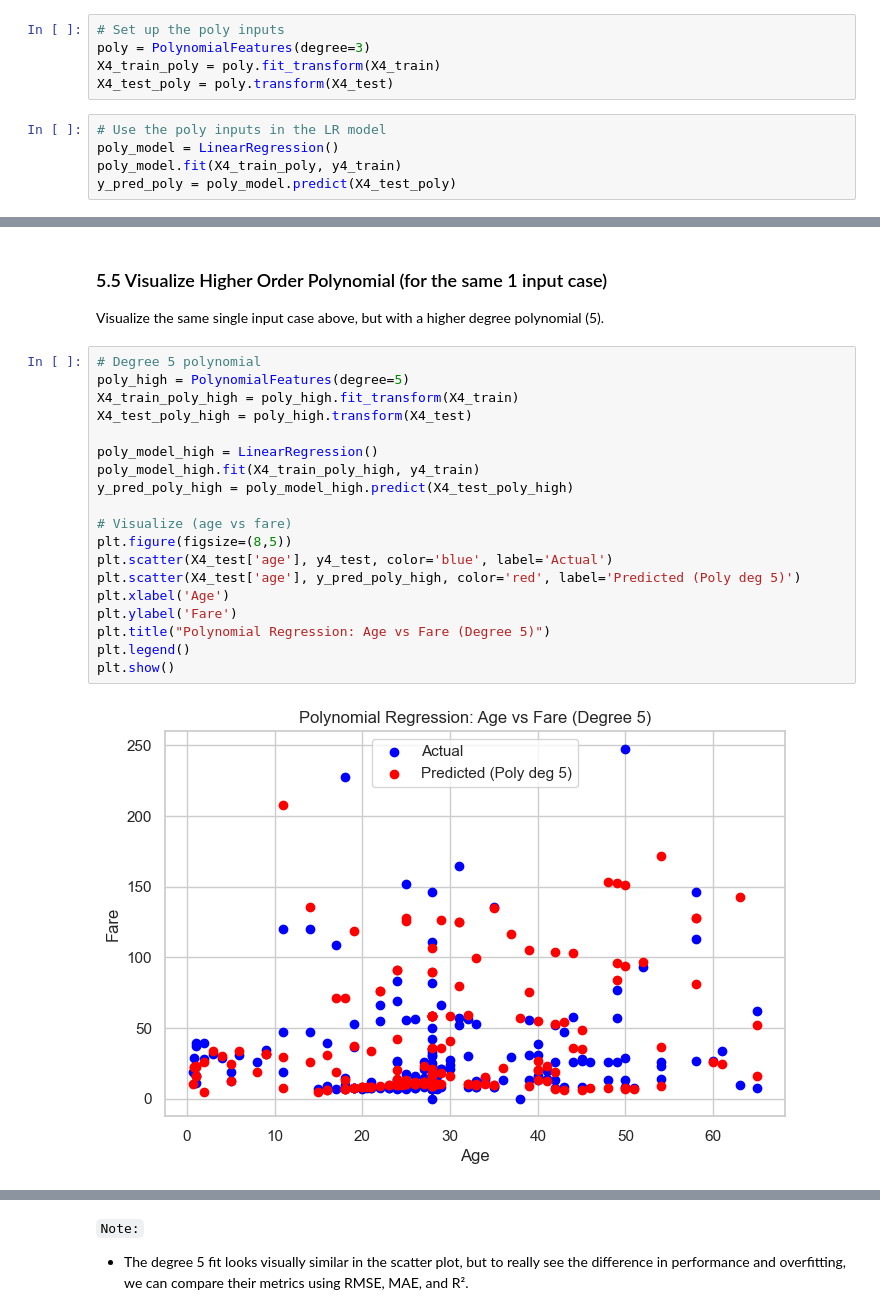
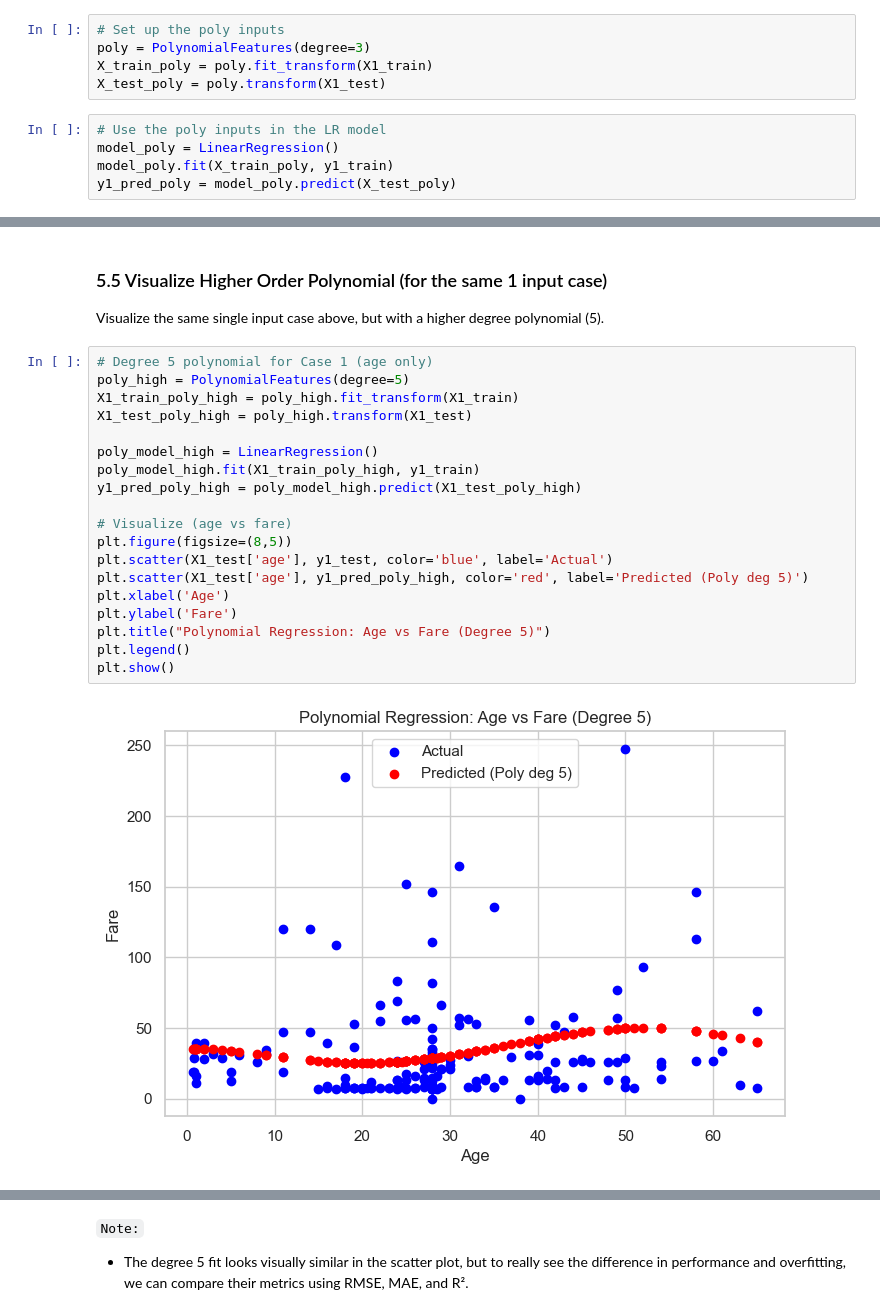
Before and after one commit to abeaderstadt/applied-ml-beaderstadt, a Jupyter notebook: notebooks/project04/ml04_beaderstadt.ipynb, the cells around one changed output, grey strips where cells are left out. Drawn from its saved outputs; the diff is of its cells as text.

```diff
--- a/notebooks/project04/ml04_beaderstadt.ipynb
+++ b/notebooks/project04/ml04_beaderstadt.ipynb
@@ -362,13 +362,13 @@ Linear regression is a simple two dimensional relationship - a simple straight l
 # %%
 # Set up the poly inputs
 poly = PolynomialFeatures(degree=3)
-X4_train_poly = poly.fit_transform(X4_train)
-X4_test_poly = poly.transform(X4_test)
+X_train_poly = poly.fit_transform(X1_train)
+X_test_poly = poly.transform(X1_test)
 # %%
 # Use the poly inputs in the LR model
-poly_model = LinearRegression()
-poly_model.fit(X4_train_poly, y4_train)
-y_pred_poly = poly_model.predict(X4_test_poly)
+model_poly = LinearRegression()
+model_poly.fit(X_train_poly, y1_train)
+y1_pred_poly = model_poly.predict(X_test_poly)
 # %% [markdown]
 ### 5.4 Visualize Polynomial Cubic Fit (for 1 input feature - Age)
 # %%
@@ -426,23 +426,23 @@ Polynomial Regression (deg 3) | R²: 0.506 | RMSE: 26.72 | MAE: 15.05
 ### 5.5 Visualize Higher Order Polynomial (for the same 1 input case)
 Visualize the same single input case above, but with a higher degree polynomial (5).
 # %%
-# Degree 5 polynomial
+# Degree 5 polynomial for Case 1 (age only)
 poly_high = PolynomialFeatures(degree=5)
-X4_train_poly_high = poly_high.fit_transform(X4_train)
-X4_test_poly_high = poly_high.transform(X4_test)
+X1_train_poly_high = poly_high.fit_transform(X1_train)
+X1_test_poly_high = poly_high.transform(X1_test)
 
 poly_model_high = LinearRegression()
-poly_model_high.fit(X4_train_poly_high, y4_train)
-y_pred_poly_high = poly_model_high.predict(X4_test_poly_high)
+poly_model_high.fit(X1_train_poly_high, y1_train)
+y1_pred_poly_high = poly_model_high.predict(X1_test_poly_high)
 
 # Visualize (age vs fare)
 plt.figure(figsize=(8,5))
-plt.scatter(X4_test['age'], y4_test, color='blue', label='Actual')
-plt.scatter(X4_test['age'], y_pred_poly_high, color='red', label='Predicted (Poly deg 5)')
+plt.scatter(X1_test['age'], y1_test, color='blue', label='Actual')
+plt.scatter(X1_test['age'], y1_pred_poly_high, color='red', label='Predicted (Poly deg 5)')
 plt.xlabel('Age')
 plt.ylabel('Fare')
 plt.title("Polynomial Regression: Age vs Fare (Degree 5)")
 plt.legend()
 plt.show()
 # %% [output]
-[figure, old version]
+[figure, new version]
```
Also changed, not shown: parts of 3 cells of this notebook.
